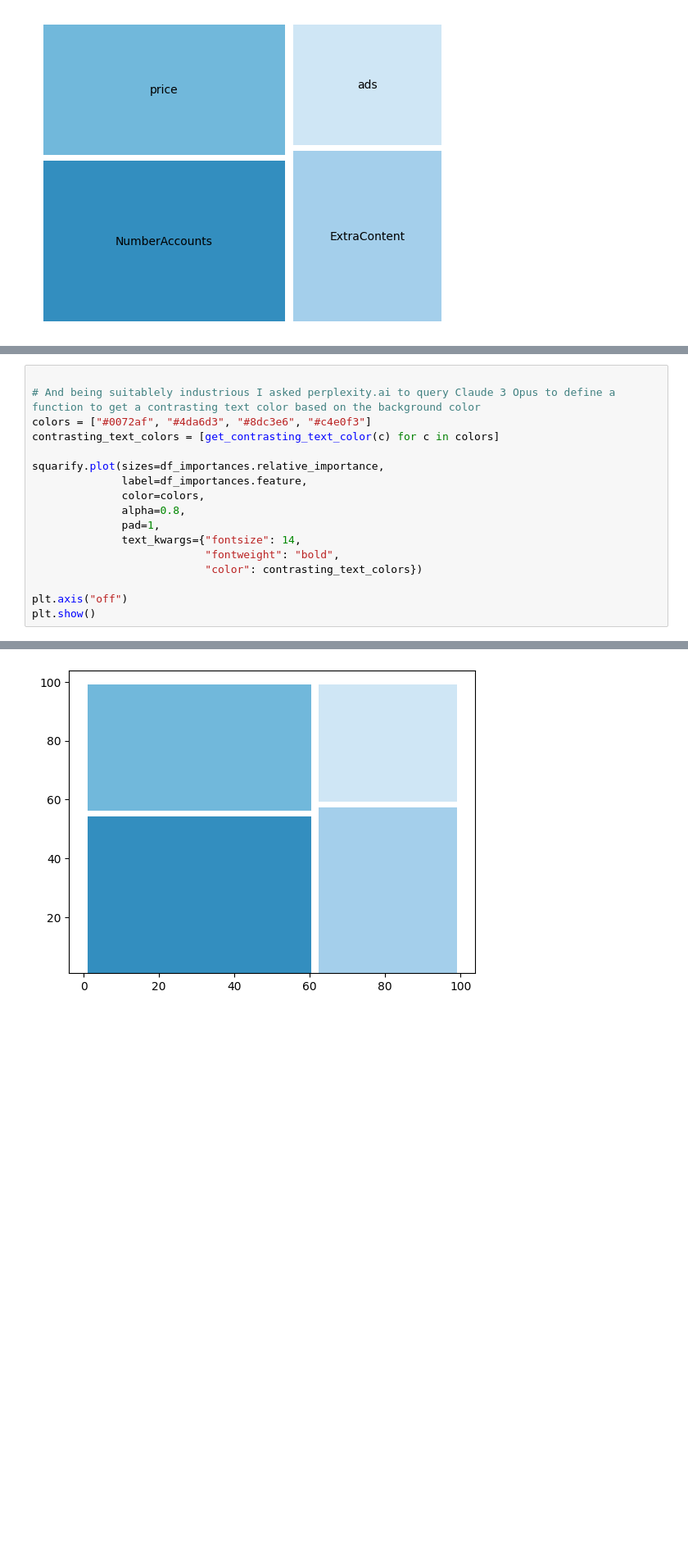
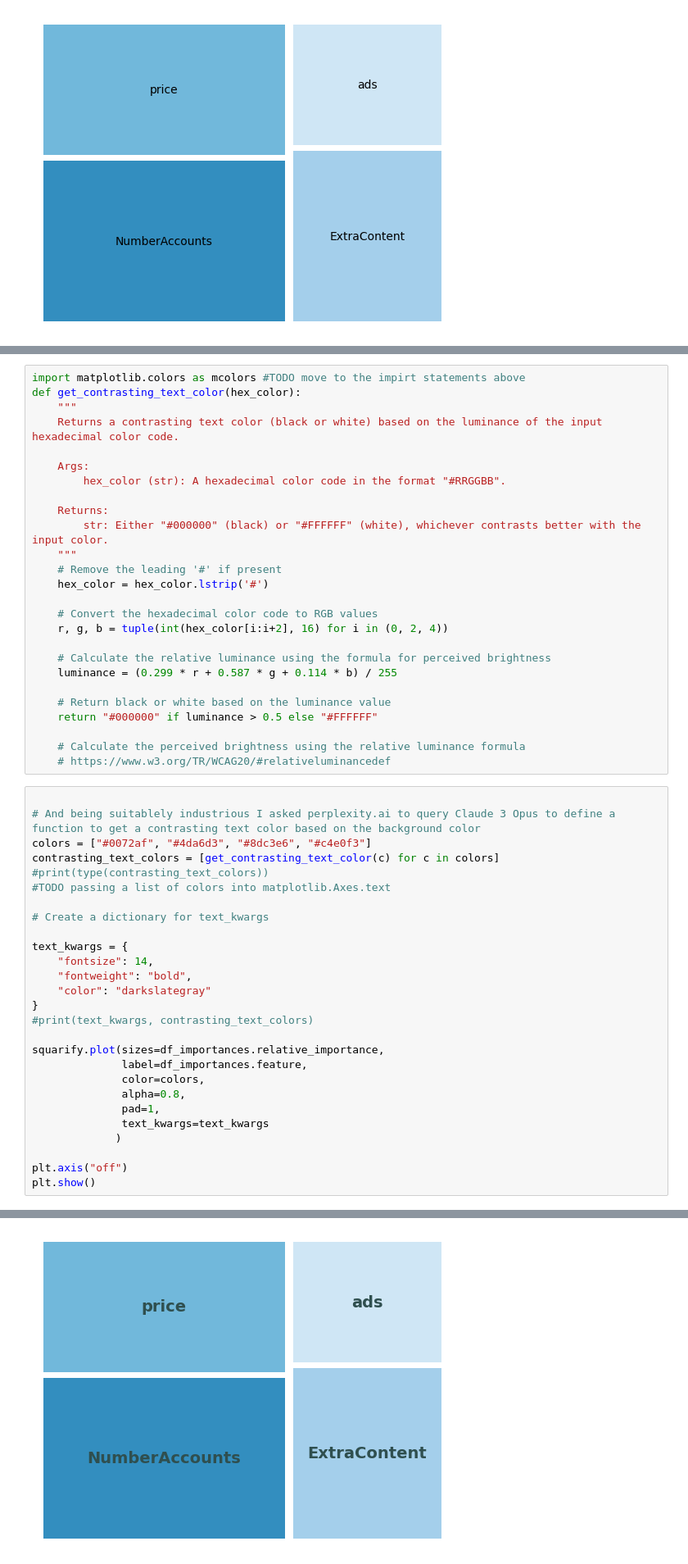
Before and after one commit to kjon-life/conjoint_analyses, a Jupyter notebook: notebooks/Conjoint_Analysis.ipynb, the cells around one changed output, grey strips where cells are left out. Shown at 82% size. Cells and saved outputs as stored; diff of their text form; blank space fills up the shorter version.

Commit message:
feat: Variate charting w squarify and plotly

```diff
--- a/notebooks/Conjoint_Analysis.ipynb
+++ b/notebooks/Conjoint_Analysis.ipynb
@@ -343,17 +329,53 @@ def get_contrasting_text_color(bg_color):
+# %%
+import matplotlib.colors as mcolors #TODO move to the impirt statements above
+def get_contrasting_text_color(hex_color):
+    """
+    Returns a contrasting text color (black or white) based on the luminance of the input hexadecimal color code.
+
+    Args:
+        hex_color (str): A hexadecimal color code in the format "#RRGGBB".
+
+    Returns:
+        str: Either "#000000" (black) or "#FFFFFF" (white), whichever contrasts better with the input color.
+    """
+    # Remove the leading '#' if present
+    hex_color = hex_color.lstrip('#')
+
+    # Convert the hexadecimal color code to RGB values
+    r, g, b = tuple(int(hex_color[i:i+2], 16) for i in (0, 2, 4))
+
+    # Calculate the relative luminance using the formula for perceived brightness
+    luminance = (0.299 * r + 0.587 * g + 0.114 * b) / 255
+
+    # Return black or white based on the luminance value
+    return "#000000" if luminance > 0.5 else "#FFFFFF"
+
+    # Calculate the perceived brightness using the relative luminance formula
+    # https://www.w3.org/TR/WCAG20/#relativeluminancedef
 # %%
 
 # And being suitablely industrious I asked perplexity.ai to query Claude 3 Opus to define a function to get a contrasting text color based on the background color
 colors = ["#0072af", "#4da6d3", "#8dc3e6", "#c4e0f3"]
 contrasting_text_colors = [get_contrasting_text_color(c) for c in colors]
+#print(type(contrasting_text_colors))
+#TODO passing a list of colors into matplotlib.Axes.text
+
+# Create a dictionary for text_kwargs
+
+text_kwargs = {
+    "fontsize": 14,
+    "fontweight": "bold",
+    "color": "darkslategray"
+}
+#print(text_kwargs, contrasting_text_colors)
 
 squarify.plot(sizes=df_importances.relative_importance,
               label=df_importances.feature,
               color=colors,
               alpha=0.8,
               pad=1,
-              text_kwargs={"fontsize": 14,
-                           "fontweight": "bold",
-                           "color": contrasting_text_colors})
+              text_kwargs=text_kwargs
+             )
 
 plt.axis("off")
 plt.show()
@@ -362 +383 @@ ValueError: ['white', 'black', 'black', 'black'] is not a valid value for color
-[figure, old version]
+[figure, new version]
```
Also changed, not shown: parts of 7 cells of this notebook.
